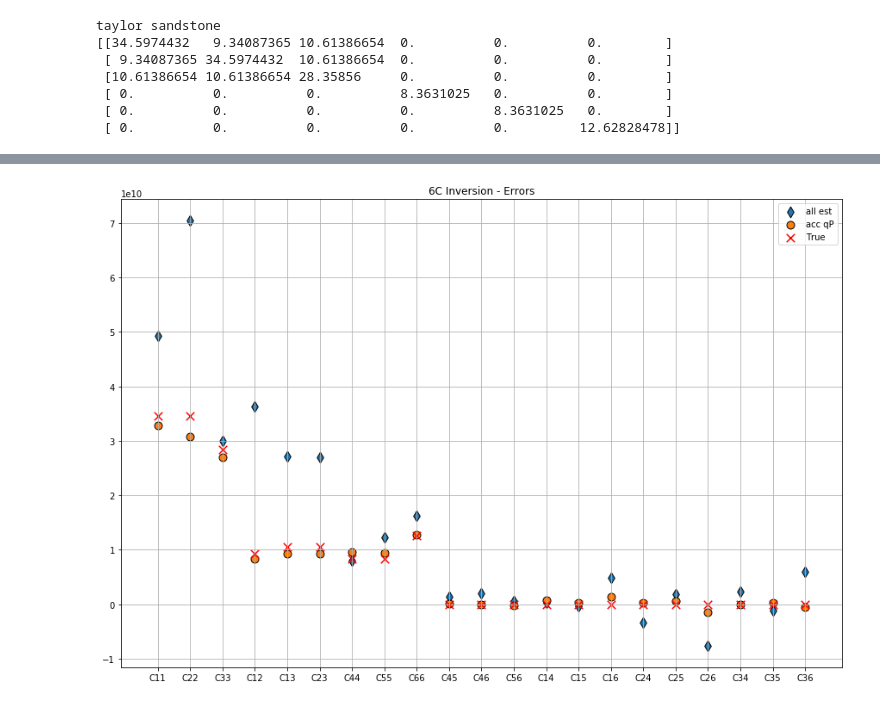
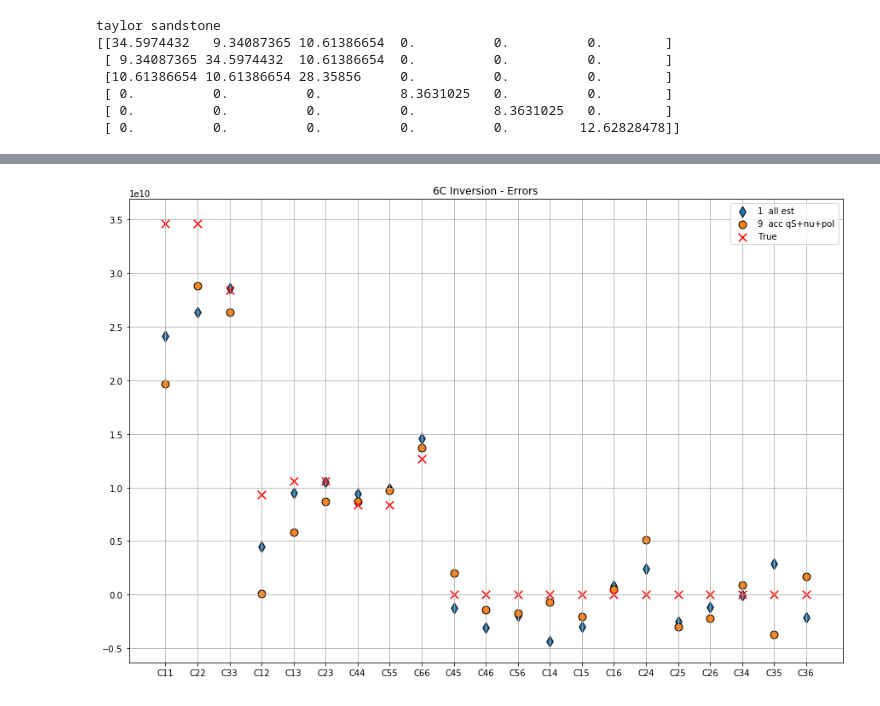
Before and after one commit to sebnoe/anisotropy, a Jupyter notebook: notebooks/Noisy data.ipynb, the cells around one changed output, grey strips where cells are left out. Saved outputs shown, nothing was run; the diff lists cells and outputs as text; code cells hidden in the pictures.

```diff
--- a/notebooks/Noisy data.ipynb
+++ b/notebooks/Noisy data.ipynb
@@ -171,0 +129,4 @@ Error (order of magnitude):
+# %%
+index = 1
+C, density = get_specific_VTI(medium[index])
+#C, density = get_random_C('triclinic',30)
@@ -287,0 +328,4 @@ Estimated Polarizations               -   True Polarizations
+# %%
+index = 1
+C, density = get_specific_VTI(medium[index])
+#C, density = get_random_C('triclinic',30)
@@ -298,0 +577,3 @@ taylor sandstone
+# %%
+#C, density = get_random_C('orthorhombic',30)
+C, density = get_specific_VTI(medium[1])
@@ -814,18 +1087,19 @@ Misfit:
 # %%
 plt.figure(figsize=(15,10))
 plt.title('6C Inversion - Errors')
-plt.scatter(param,c_est1,label='all est',marker='d',s=80,edgecolors='black')
-#plt.scatter(param,c_est2,label='acc nu',s=80,edgecolors='black')
-#plt.scatter(param,c_est3,label='acc pol',s=80,edgecolors='black')
-#plt.scatter(param,c_est4,label='nu + pol',s=80,edgecolors='black')
-#plt.scatter(param,c_est5,label='acc qS',s=80,edgecolors='black')
-plt.scatter(param,c_est6,label='acc qP',s=80,edgecolors='black')
-#plt.scatter(param,c_est7,label='acc vel',s=80,edgecolors='black')
-#plt.scatter(param,c_est9,label='acc vel+nu',s=80,edgecolors='black')
-#plt.scatter(param,c_est8,label='acc all',s=80,edgecolors='black')
+plt.scatter(param,c_est1,label='1  all est',marker='d',s=80,edgecolors='black')
+#plt.scatter(param,c_est2,label='2  acc nu',s=80,edgecolors='black')
+#plt.scatter(param,c_est3,label='3  acc pol',s=80,edgecolors='black')
+#plt.scatter(param,c_est4,label='4  nu + pol',s=80,edgecolors='black')
+#plt.scatter(param,c_est5,label='5  acc qS',s=80,edgecolors='black')
+#plt.scatter(param,c_est6,label='6  acc qP',s=80,edgecolors='black')
+#plt.scatter(param,c_est7,label='7  acc vel',s=80,edgecolors='black')
+#plt.scatter(param,c_est9,label='8  acc vel+nu',s=80,edgecolors='black')
+plt.scatter(param,c_esta,label='9  acc qS+nu+pol',s=80,edgecolors='black')
+#plt.scatter(param,c_est8,label='10 acc all',s=80,edgecolors='black')
 plt.scatter(param,c_true,color='red',marker='x',label='True',s=90,edgecolors='black')
 plt.grid()
 plt.legend(loc=1)
 plt.show()
 # %% [output]
-[figure, old version]
+[figure, new version]
```
Also changed, not shown: parts of 19 cells of this notebook, 2 other files.
